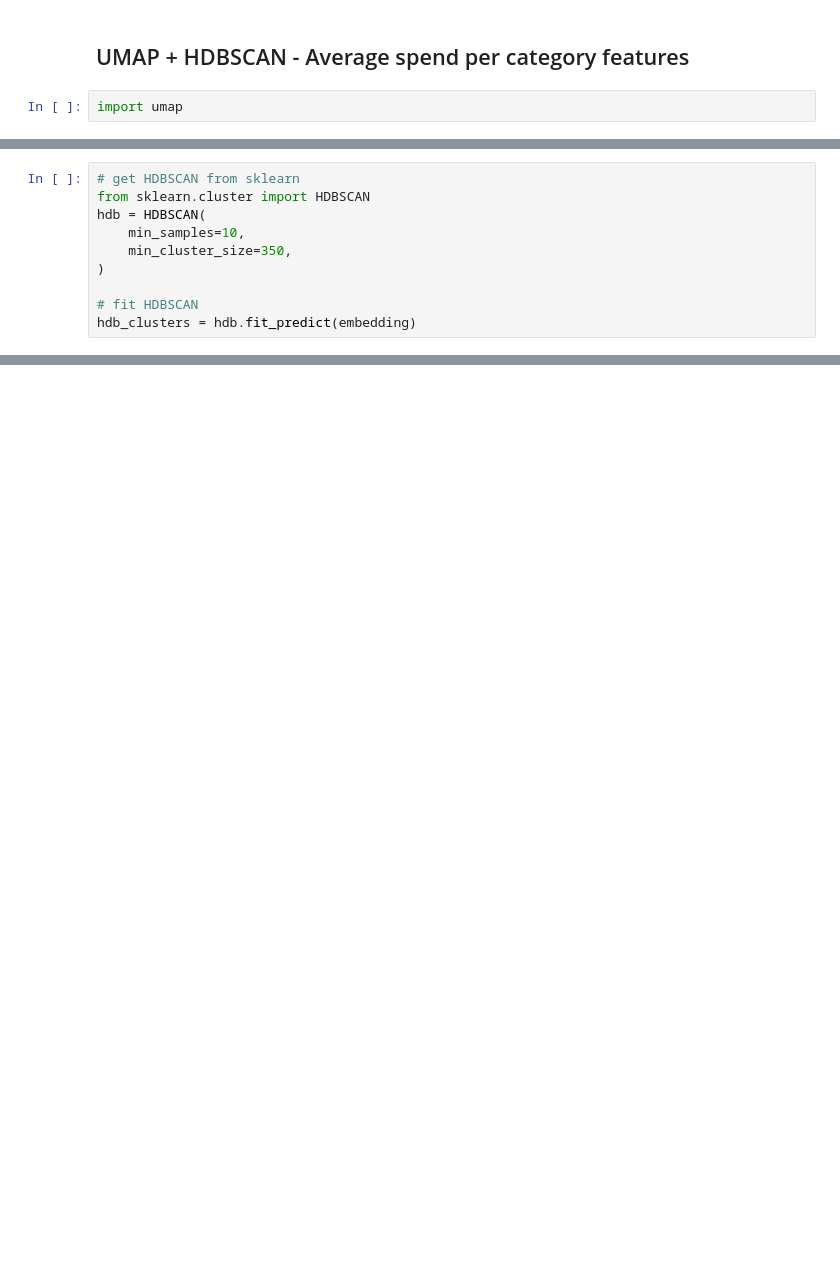
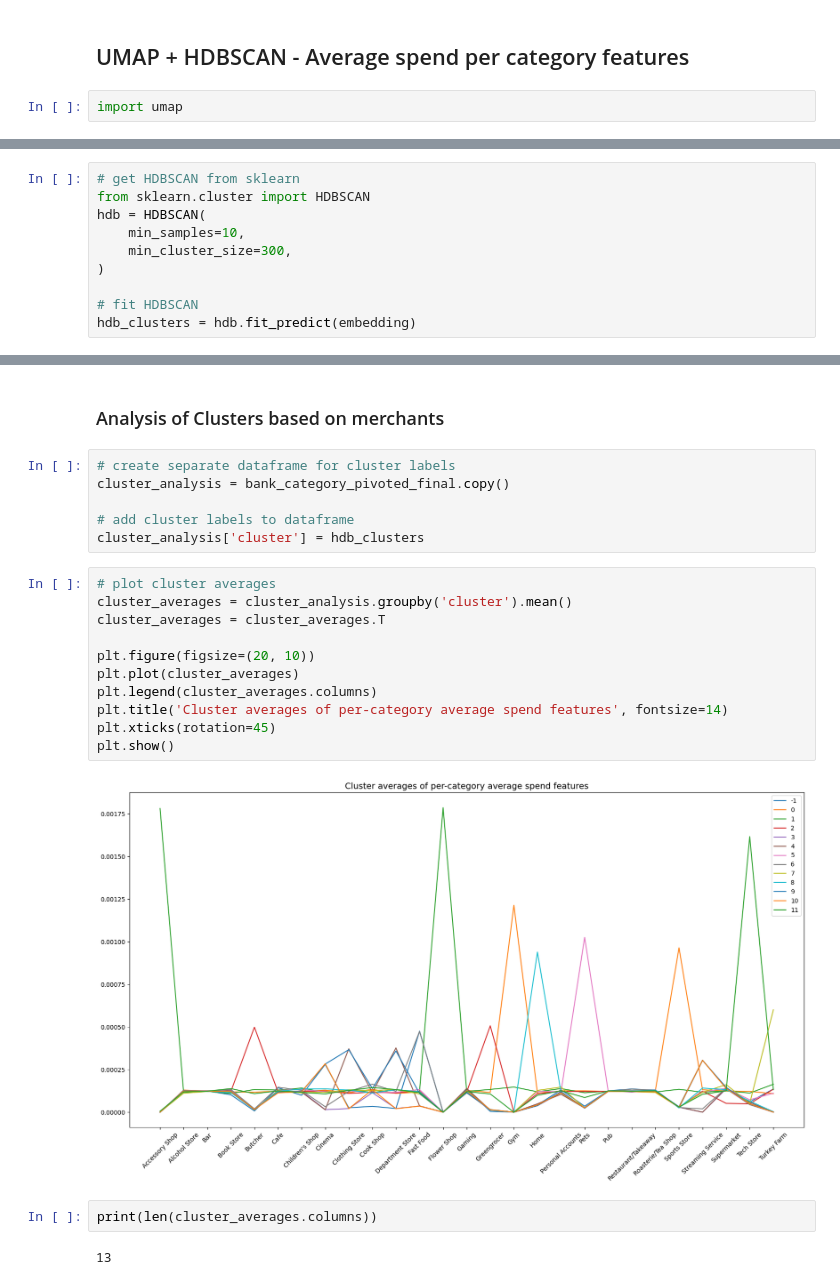
Before and after one commit to UoB-DSMP-2023-24/dsmp-2024-group-38, a Jupyter notebook: UMAP_clustering.ipynb, the cells around one changed output, grey strips where cells are left out. Saved outputs shown, nothing was run; the diff lists cells and outputs as text; blank space fills up the shorter version.

```diff
--- a/UMAP_clustering.ipynb
+++ b/UMAP_clustering.ipynb
@@ -182,7 +178,7 @@ plt.title('UMAP projection of the Bank dataset', fontsize=24);
 from sklearn.cluster import HDBSCAN
 hdb = HDBSCAN(
     min_samples=10,
-    min_cluster_size=350,
+    min_cluster_size=300,
 )
 
 # fit HDBSCAN
@@ -211,0 +208,25 @@ Silhouette score for clusters:  0.6054806
+# %% [markdown]
+### Analysis of Clusters based on merchants
+# %%
+# create separate dataframe for cluster labels
+cluster_analysis = bank_category_pivoted_final.copy()
+
+# add cluster labels to dataframe
+cluster_analysis['cluster'] = hdb_clusters
+# %%
+# plot cluster averages
+cluster_averages = cluster_analysis.groupby('cluster').mean()
+cluster_averages = cluster_averages.T
+
+plt.figure(figsize=(20, 10))
+plt.plot(cluster_averages)
+plt.legend(cluster_averages.columns)
+plt.title('Cluster averages of per-category average spend features', fontsize=14)
+plt.xticks(rotation=45)
+plt.show()
+# %% [output]
+[figure, added]
+# %%
+print(len(cluster_averages.columns))
+# %% [output]
+13
```
Also changed, not shown: parts of 10 cells of this notebook.
